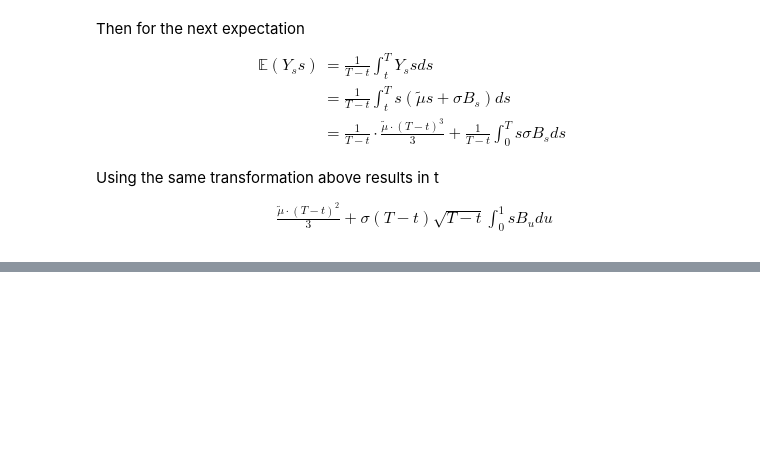
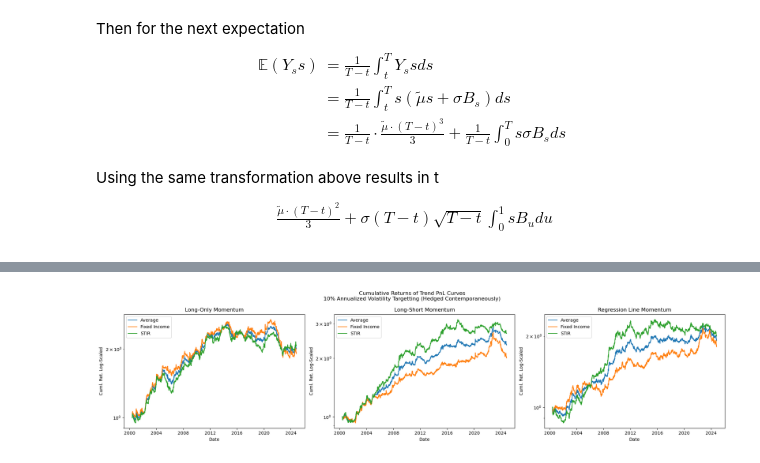
Before and after one commit to diegodalvarez/TrendSystem, a Jupyter notebook: Research/Writeups/SocieteGeneraleRates.ipynb, the cells around one changed output, grey strips where cells are left out. Saved outputs shown, nothing was run; the diff lists cells and outputs as text; code cells hidden in the pictures; blank space fills up the shorter version.

```diff
--- a/Research/Writeups/SocieteGeneraleRates.ipynb
+++ b/Research/Writeups/SocieteGeneraleRates.ipynb
@@ -394,0 +290,9 @@ df_straddle = (pd
+# %%
+df_ty_rtn = (df_signal_rtn
+    .loc[lambda x: x.ticker == "ty1_comdty"]
+    .pivot(index = "date", columns = "signal_name", values = "signal_rtn")
+    .rolling(window = 50)
+    .sum()
+    .reset_index()
+    .melt(id_vars = "date", value_name = "signal_rtn")
+    .dropna())
@@ -394,0 +358,37 @@ df_straddle = (pd
+# %%
+df_port = (df_vol_rtn
+    [["date", "group", "vol_rtn", "signal_name"]]
+    .groupby(["date", "group", "signal_name"])
+    .agg("mean")
+    .reset_index()
+    .pivot(index = ["date", "signal_name"], columns = "group", values = "vol_rtn")
+    .assign(avg_rtn = lambda x: x.mean(axis = 1))
+    .reset_index()
+    .dropna())
+# %%
+group_vars = df_port.signal_name.drop_duplicates().sort_values().to_list()
+fig, axes  = plt.subplots(ncols = len(group_vars), figsize = (20,5))
+
+for group_var, ax in zip(group_vars, axes.flatten()):
+
+    (df_port
+        .loc[lambda x: x.signal_name == group_var]
+        .drop(columns = ["signal_name"])
+        .melt(id_vars = "date")
+        .rename(columns = {"group": ""})
+        .pivot(index = "date", columns = "", values = "value")
+        .apply(lambda x: np.cumprod(1 + x))
+        .rename(columns = renamer)
+        .rename(columns = {"avg_rtn": "Average"})
+        .plot(
+            ax     = ax,
+            logy   = True,
+            xlabel = "Date",
+            ylabel = "Cuml. Ret. Log-Scaled",
+            title  = renamer[group_var]))
+
+fig.suptitle("Cumulative Returns of Trend PnL Curves\n10% Annualized Volatility Targetting (Hedged Contemporaneously)")
+plt.tight_layout()
+plt.show()
+# %% [output]
+[figure, added]
```
Also changed, not shown: parts of 24 cells of this notebook.
